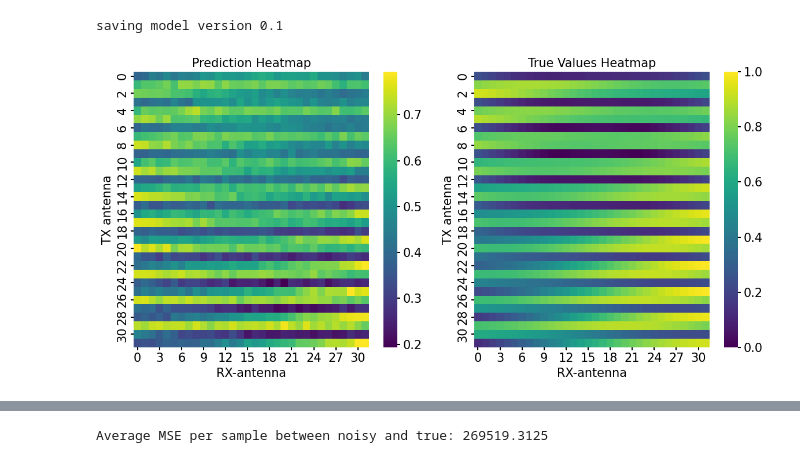
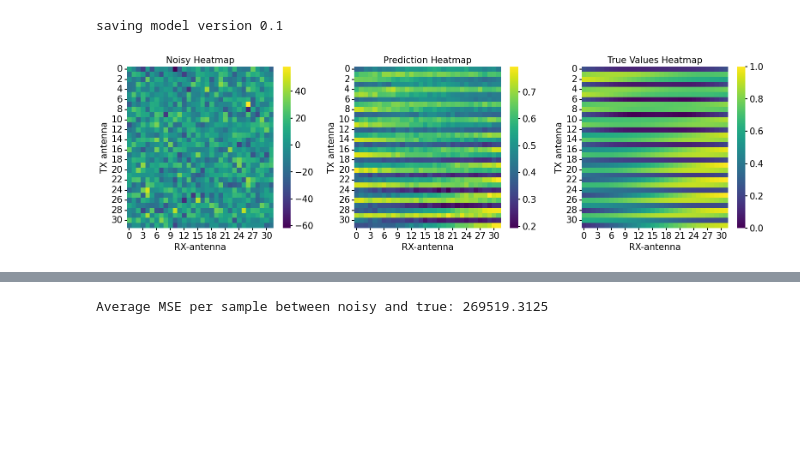
Before and after one commit to zeshenbao/KAN-Kolmogorov-Arnold-Networks, a Jupyter notebook: evaluate_models.ipynb, the cells around one changed output, grey strips where cells are left out. Saved outputs shown, nothing was run; the diff lists cells and outputs as text; code cells hidden in the pictures; blank space fills up the shorter version.

```diff
--- a/evaluate_models.ipynb
+++ b/evaluate_models.ipynb
@@ -130,7 +130,7 @@ if not deepmimo:
     y_preds = kan_model.predict()
 # %%
 if deepmimo:
-    kan_model = KANModel(width=[1024, 20, 20, 1024], grid=10, k=3, seed=42, lr=0.1, lamb=0,deepmimo=deepmimo,epochs=10, results_path=f"./results/KAN/{function_folder}")
+    kan_model = KANModel(width=[1024, 500 1024], grid=10, k=3, seed=42, lr=0.1, lamb=0,deepmimo=deepmimo,epochs=10, results_path=f"./results/KAN/{function_folder}")
     kan_model.load_data(tensors)
     loss_data, time_elapsed = kan_model.fit()
     y_preds = kan_model.predict()
@@ -143,10 +143,11 @@ saving model version 0.1
 # %%
 # plot pred and true
 if deepmimo:
+    noisy_sample = tensors['test'][0][5]
     pred_sample = y_preds['preds'][5]
     true_sample = tensors['test'][1][5]
-    kan_model.plot_deepmimo(true_sample=true_sample, pred_sample=pred_sample,save=True)
+    kan_model.plot_deepmimo_with_noise(true_sample=true_sample, pred_sample=pred_sample,noisy_sample=noisy_sample, save=True)
 else:
     kan_model.plot_prediction(data=tensors, y_preds=y_preds['preds'], type_='test', save=True)
 # %% [output]
-[figure, old version]
+[figure, new version]
```
Also changed, not shown: parts of 4 cells of this notebook, 11 other files.
